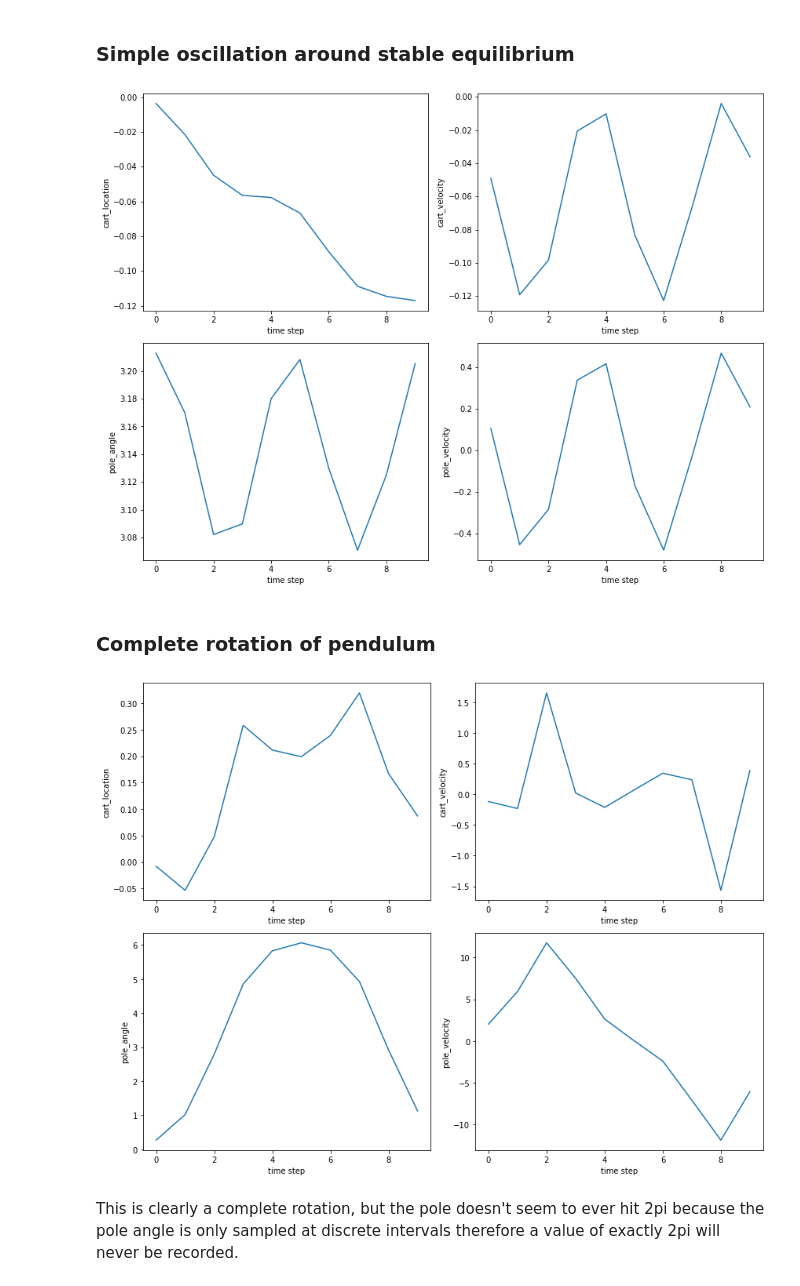
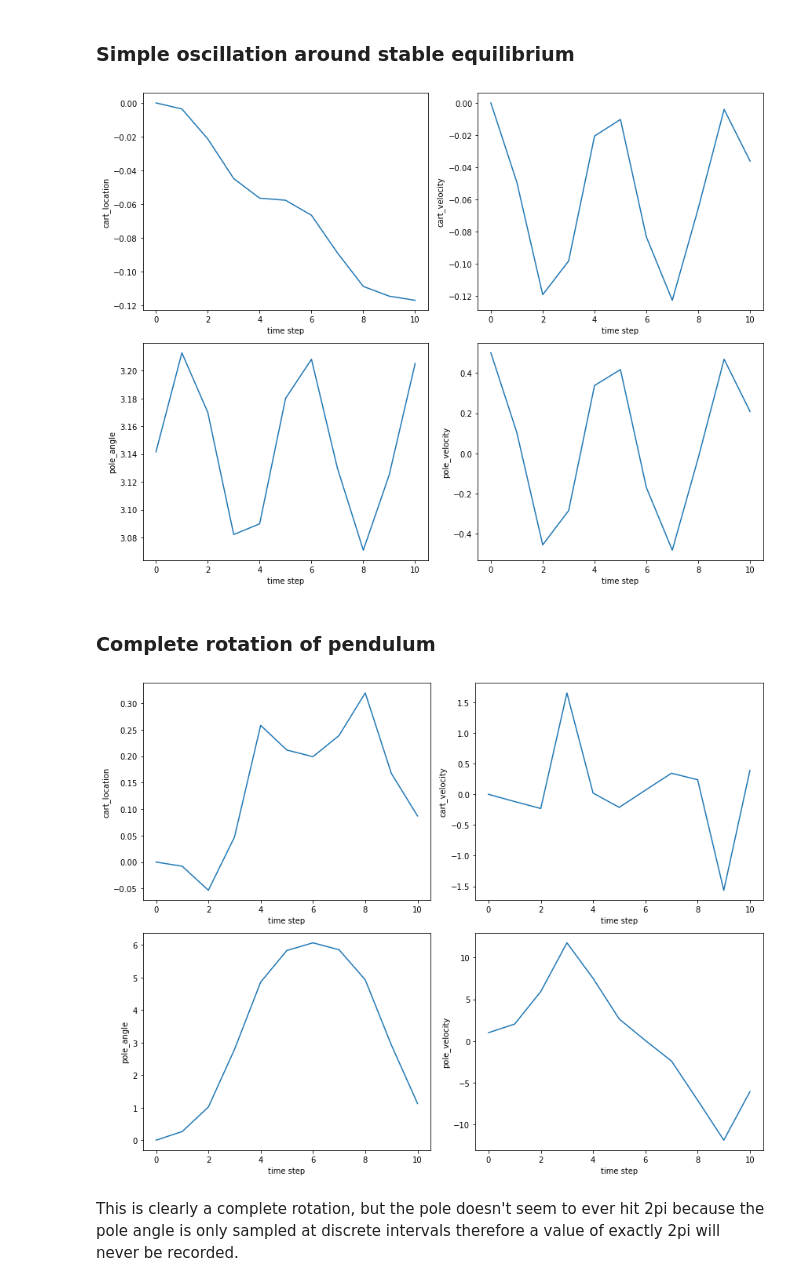
Before and after one commit to jordanesmith/SF3-Machine-Learning-Project, a Jupyter notebook: MyCode.ipynb, the cells around one changed output. Drawn from its saved outputs; the diff is of its cells as text; code cells hidden in the pictures.

```diff
--- a/MyCode.ipynb
+++ b/MyCode.ipynb
@@ -31,21 +32,23 @@ def move_cart(initial_x, steps=10, visual=False, display_plots=True, remap_angle
     list
         x_history of state at discrete intervals
     """
+    assert steps != 4, "Sorry, I don't like 4 steps"
 
     cp = CartPole(visual=visual)
     cp.cart_location, cp.cart_velocity, cp.pole_angle, cp.pole_velocity = initial_x
-
-    x_history = []
 
     for step in range(steps):
         if visual: cp.drawPlot()
         cp.performAction()
         if remap_angle: cp.remap_angle()
-        x_history.append((cp.cart_location, cp.cart_velocity, cp.pole_angle, cp.pole_velocity))
+        try:
+            x_history = np.vstack((x_history, np.array([cp.cart_location, cp.cart_velocity, cp.pole_angle, cp.pole_velocity])))
+        except:
+            x_history = np.array((initial_x, [cp.cart_location, cp.cart_velocity, cp.pole_angle, cp.pole_velocity]))
 
-    t = range(len(x_history)) if steps > 1 else 1
+    t = range(x_history.shape[0]) if steps > 1 else 1
 
-    if display_plots:
+    if display_plots and steps > 1:
         fig, axs = plt.subplots(2, 2, figsize=(12, 9))
 
         axs[0,0].plot(t, [x[0] for x in x_history])
@@ -61,20 +64,22 @@ def move_cart(initial_x, steps=10, visual=False, display_plots=True, remap_angle
         axs[1,1].set_ylabel('pole_velocity')
         axs[1,1].set_xlabel('time step')
         fig.tight_layout()
+    elif display_plots and steps == 1: print("You're trying to plot over {} steps, which is not plottable, pick a number greater than 1".format(steps))
 
-    return x_history
+    if len(x_history) != 4: return x_history[-1]
+    else: return x_history
 # %% [markdown]
 ### Simple oscillation around stable equilibrium
 # %%
-history = move_cart([0,0,np.pi,0.5])
+history = move_cart([0,0,np.pi,0.5], steps=10)
 # %% [output]
-[figure, old version]
+[figure, new version]
 # %% [markdown]
 ### Complete rotation of pendulum
 # %%
 history = move_cart([0,0,0,1])
 # %% [output]
-[figure, old version]
+[figure, new version]
 # %% [markdown]
 This is clearly a complete rotation, but the pole doesn't seem to ever hit 2pi because the pole angle is only sampled at discrete intervals therefore a value of exactly 2pi will never be recorded.
 # %% [markdown]
```
Also changed, not shown: parts of 20 cells of this notebook.
